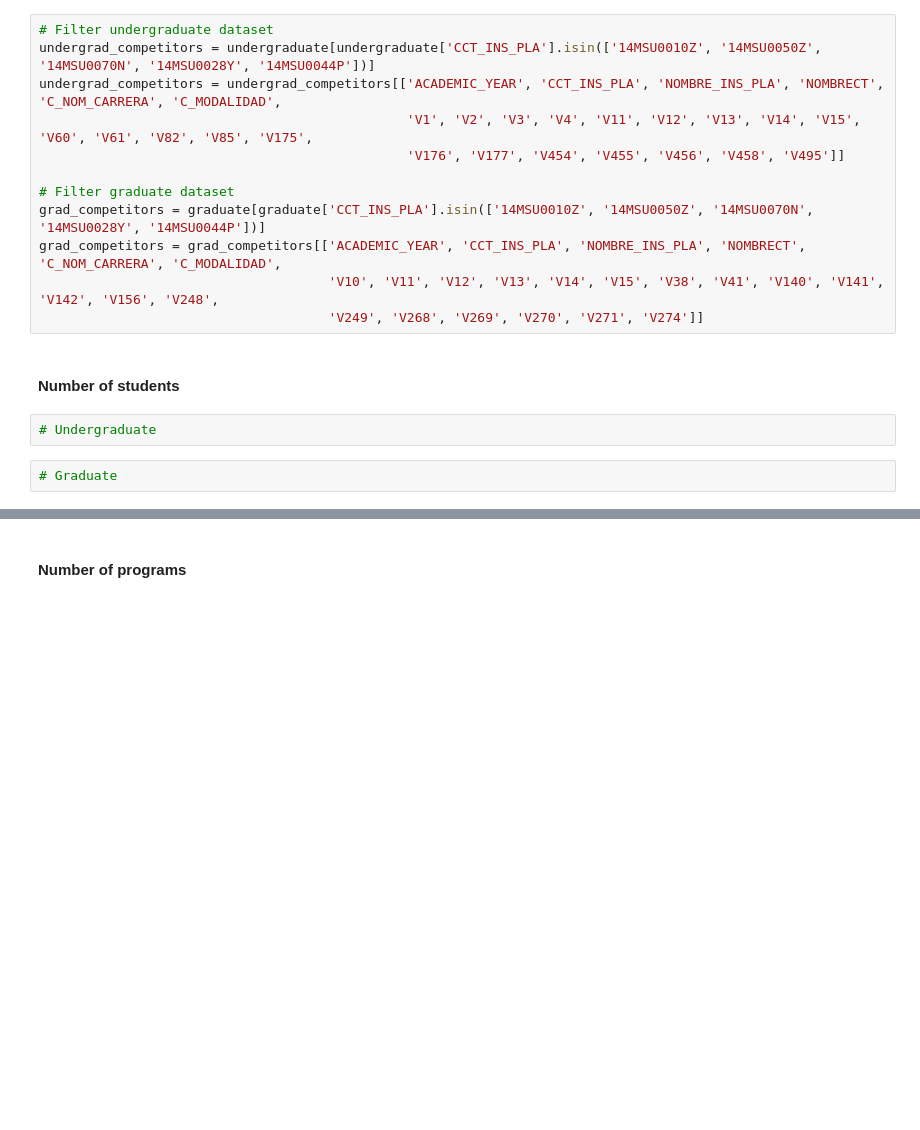
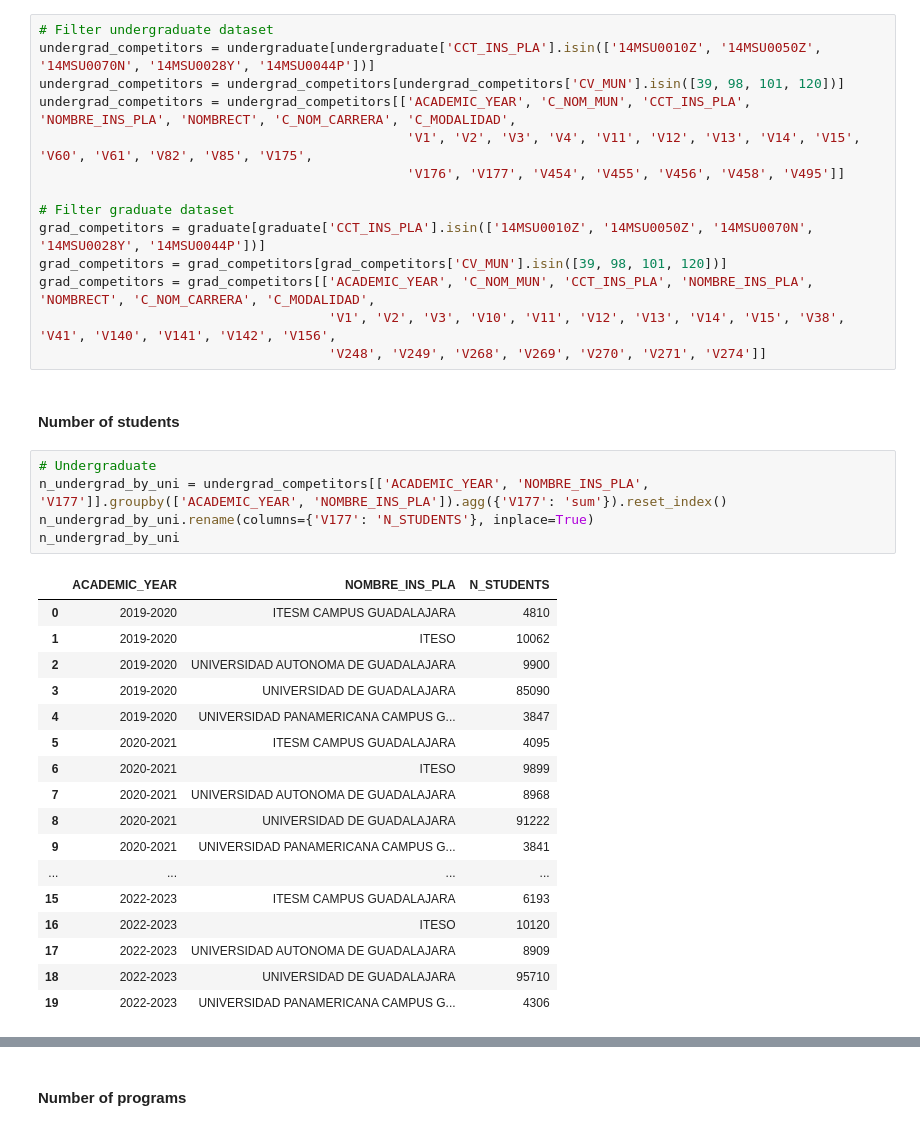
Before and after one commit to lvcruzh/data_challenge_ey, a Jupyter notebook: data_challenge.ipynb, the cells around one changed output, grey strips where cells are left out. Cells and saved outputs as stored; diff of their text form; blank space fills up the shorter version.

```diff
--- a/data_challenge.ipynb
+++ b/data_challenge.ipynb
@@ -676,18 +674,39 @@ Considering the above I choose the following variables.
 # %%
 # Filter undergraduate dataset
 undergrad_competitors = undergraduate[undergraduate['CCT_INS_PLA'].isin(['14MSU0010Z', '14MSU0050Z', '14MSU0070N', '14MSU0028Y', '14MSU0044P'])]
-undergrad_competitors = undergrad_competitors[['ACADEMIC_YEAR', 'CCT_INS_PLA', 'NOMBRE_INS_PLA', 'NOMBRECT', 'C_NOM_CARRERA', 'C_MODALIDAD',
+undergrad_competitors = undergrad_competitors[undergrad_competitors['CV_MUN'].isin([39, 98, 101, 120])]
+undergrad_competitors = undergrad_competitors[['ACADEMIC_YEAR', 'C_NOM_MUN', 'CCT_INS_PLA', 'NOMBRE_INS_PLA', 'NOMBRECT', 'C_NOM_CARRERA', 'C_MODALIDAD',
                                                'V1', 'V2', 'V3', 'V4', 'V11', 'V12', 'V13', 'V14', 'V15', 'V60', 'V61', 'V82', 'V85', 'V175',
                                                'V176', 'V177', 'V454', 'V455', 'V456', 'V458', 'V495']]
 
 # Filter graduate dataset
 grad_competitors = graduate[graduate['CCT_INS_PLA'].isin(['14MSU0010Z', '14MSU0050Z', '14MSU0070N', '14MSU0028Y', '14MSU0044P'])]
-grad_competitors = grad_competitors[['ACADEMIC_YEAR', 'CCT_INS_PLA', 'NOMBRE_INS_PLA', 'NOMBRECT', 'C_NOM_CARRERA', 'C_MODALIDAD',
-                                     'V10', 'V11', 'V12', 'V13', 'V14', 'V15', 'V38', 'V41', 'V140', 'V141', 'V142', 'V156', 'V248',
-                                     'V249', 'V268', 'V269', 'V270', 'V271', 'V274']]
+grad_competitors = grad_competitors[grad_competitors['CV_MUN'].isin([39, 98, 101, 120])]
+grad_competitors = grad_competitors[['ACADEMIC_YEAR', 'C_NOM_MUN', 'CCT_INS_PLA', 'NOMBRE_INS_PLA', 'NOMBRECT', 'C_NOM_CARRERA', 'C_MODALIDAD',
+                                     'V1', 'V2', 'V3', 'V10', 'V11', 'V12', 'V13', 'V14', 'V15', 'V38', 'V41', 'V140', 'V141', 'V142', 'V156',
+                                     'V248', 'V249', 'V268', 'V269', 'V270', 'V271', 'V274']]
 # %% [markdown]
 #### Number of students
-# %%
-# Undergraduate
-# %%
-# Graduate
+# %%
+# Undergraduate
+n_undergrad_by_uni = undergrad_competitors[['ACADEMIC_YEAR', 'NOMBRE_INS_PLA', 'V177']].groupby(['ACADEMIC_YEAR', 'NOMBRE_INS_PLA']).agg({'V177': 'sum'}).reset_index()
+n_undergrad_by_uni.rename(columns={'V177': 'N_STUDENTS'}, inplace=True)
+n_undergrad_by_uni
+# %% [output]
+|  | ACADEMIC_YEAR | NOMBRE_INS_PLA | N_STUDENTS |
+| 0 | 2019-2020 | ITESM CAMPUS GUADALAJARA | 4810 |
+| 1 | 2019-2020 | ITESO | 10062 |
+| 2 | 2019-2020 | UNIVERSIDAD AUTONOMA DE GUADALAJARA | 9900 |
+| 3 | 2019-2020 | UNIVERSIDAD DE GUADALAJARA | 85090 |
+| 4 | 2019-2020 | UNIVERSIDAD PANAMERICANA CAMPUS G... | 3847 |
+| 5 | 2020-2021 | ITESM CAMPUS GUADALAJARA | 4095 |
+| 6 | 2020-2021 | ITESO | 9899 |
+| 7 | 2020-2021 | UNIVERSIDAD AUTONOMA DE GUADALAJARA | 8968 |
+| 8 | 2020-2021 | UNIVERSIDAD DE GUADALAJARA | 91222 |
+| 9 | 2020-2021 | UNIVERSIDAD PANAMERICANA CAMPUS G... | 3841 |
+| ... | ... | ... | ... |
+| 15 | 2022-2023 | ITESM CAMPUS GUADALAJARA | 6193 |
+| 16 | 2022-2023 | ITESO | 10120 |
+| 17 | 2022-2023 | UNIVERSIDAD AUTONOMA DE GUADALAJARA | 8909 |
+| 18 | 2022-2023 | UNIVERSIDAD DE GUADALAJARA | 95710 |
+| 19 | 2022-2023 | UNIVERSIDAD PANAMERICANA CAMPUS G... | 4306 |
```
Also changed, not shown: parts of 14 cells of this notebook, 3 other files.
